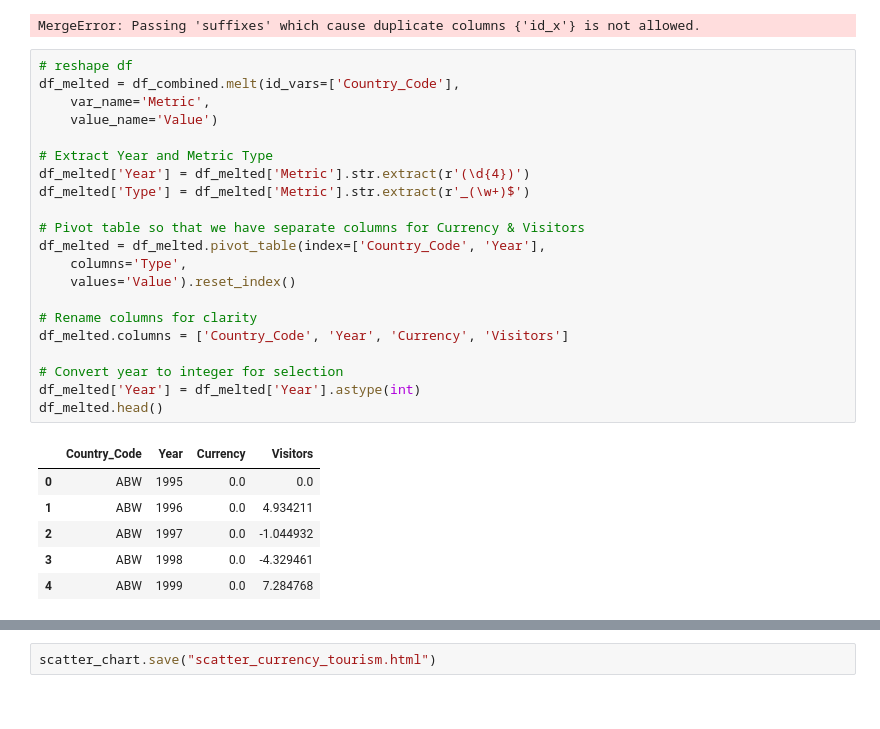
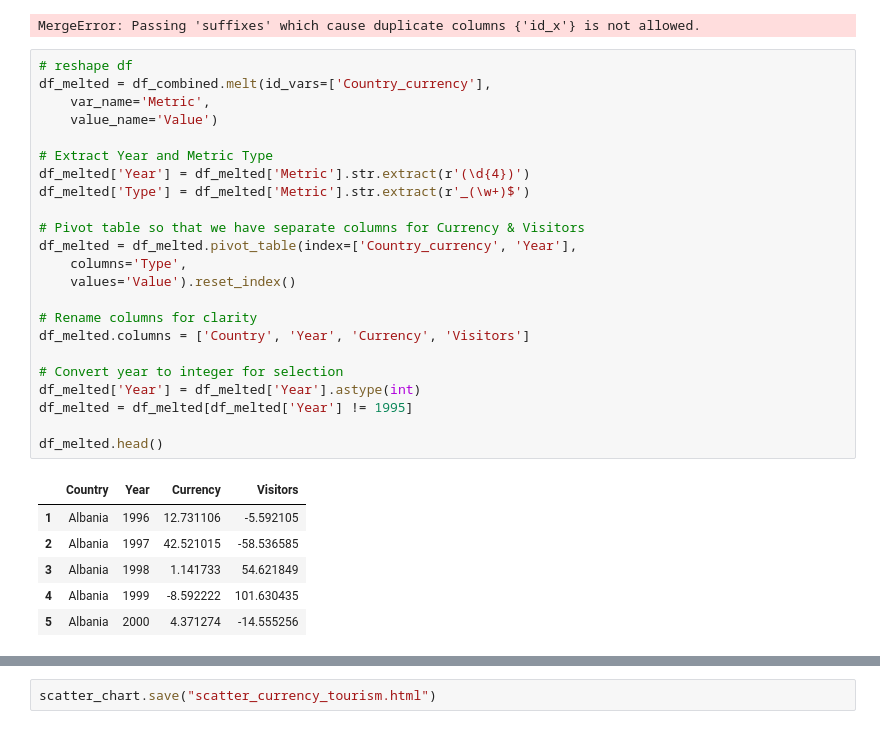
Before and after one commit to scottstossel/datasci-209-final-project, a Jupyter notebook: notebooks/currency_analysis.ipynb, the cells around one changed output, grey strips where cells are left out. Saved outputs shown, nothing was run; the diff lists cells and outputs as text.

Commit message:
updated notebooks for currency

```diff
--- a/notebooks/currency_analysis.ipynb
+++ b/notebooks/currency_analysis.ipynb
@@ -282,32 +282,34 @@ map_chart
 MergeError: Passing 'suffixes' which cause duplicate columns {'id_x'} is not allowed.
 # %%
 # reshape df
-df_melted = df_combined.melt(id_vars=['Country_Code'],
+df_melted = df_combined.melt(id_vars=['Country_currency'],
     var_name='Metric',
     value_name='Value')
 
 # Extract Year and Metric Type
 df_melted['Year'] = df_melted['Metric'].str.extract(r'(\d{4})')
 df_melted['Type'] = df_melted['Metric'].str.extract(r'_(\w+)$')
 
 # Pivot table so that we have separate columns for Currency & Visitors
-df_melted = df_melted.pivot_table(index=['Country_Code', 'Year'],
+df_melted = df_melted.pivot_table(index=['Country_currency', 'Year'],
     columns='Type',
     values='Value').reset_index()
 
 # Rename columns for clarity
-df_melted.columns = ['Country_Code', 'Year', 'Currency', 'Visitors']
+df_melted.columns = ['Country', 'Year', 'Currency', 'Visitors']
 
 # Convert year to integer for selection
 df_melted['Year'] = df_melted['Year'].astype(int)
+df_melted = df_melted[df_melted['Year'] != 1995]
+
 df_melted.head()
 # %% [output]
-|  | Country_Code | Year | Currency | Visitors |
-| 0 | ABW | 1995 | 0.0 | 0.0 |
-| 1 | ABW | 1996 | 0.0 | 4.934211 |
-| 2 | ABW | 1997 | 0.0 | -1.044932 |
-| 3 | ABW | 1998 | 0.0 | -4.329461 |
-| 4 | ABW | 1999 | 0.0 | 7.284768 |
+|  | Country | Year | Currency | Visitors |
+| 1 | Albania | 1996 | 12.731106 | -5.592105 |
+| 2 | Albania | 1997 | 42.521015 | -58.536585 |
+| 3 | Albania | 1998 | 1.141733 | 54.621849 |
+| 4 | Albania | 1999 | -8.592222 | 101.630435 |
+| 5 | Albania | 2000 | 4.371274 | -14.555256 |
 # %%
 
 select_year = alt.selection_point(
```
Also changed, not shown: parts of 2 cells of this notebook, 1 other file.
